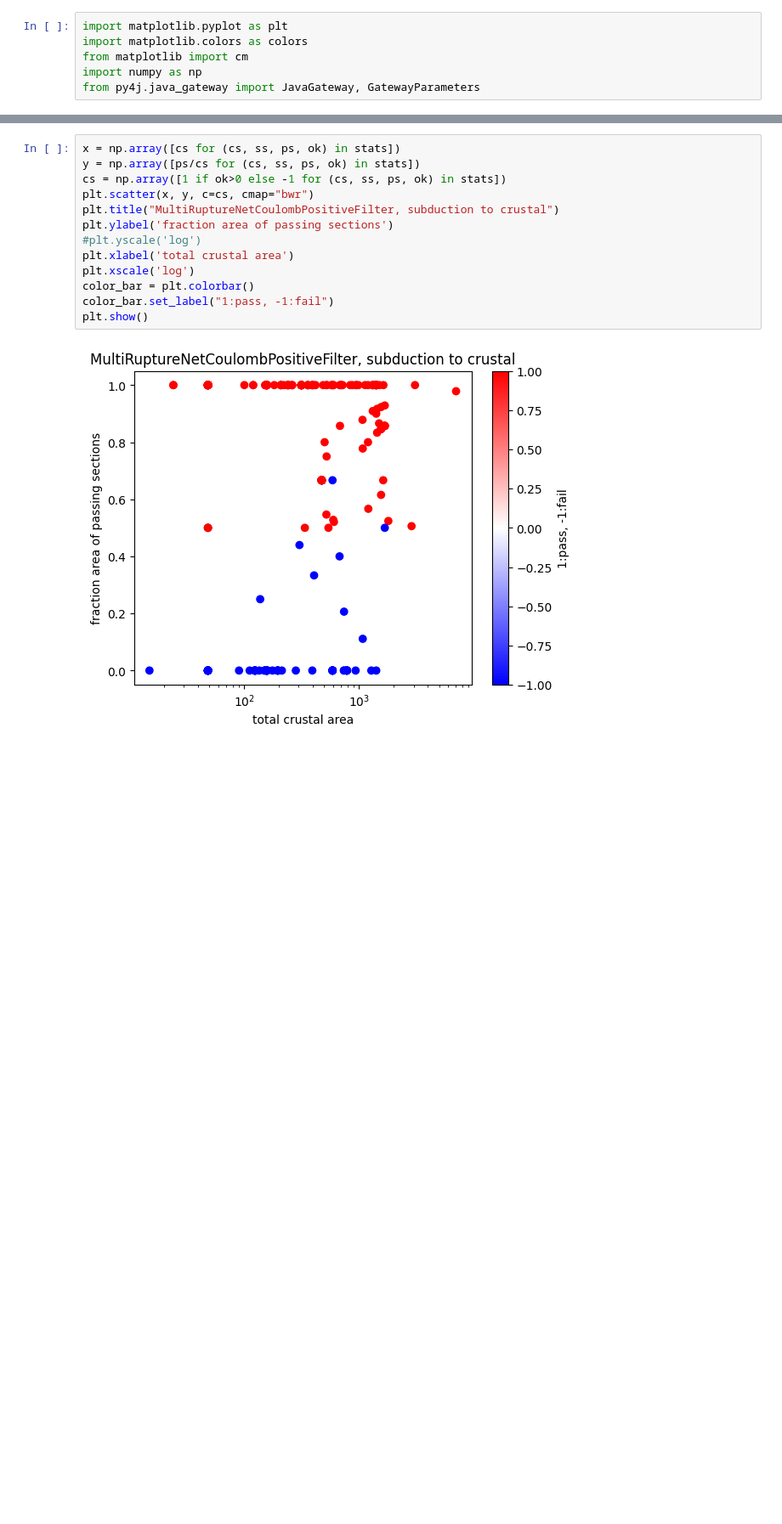
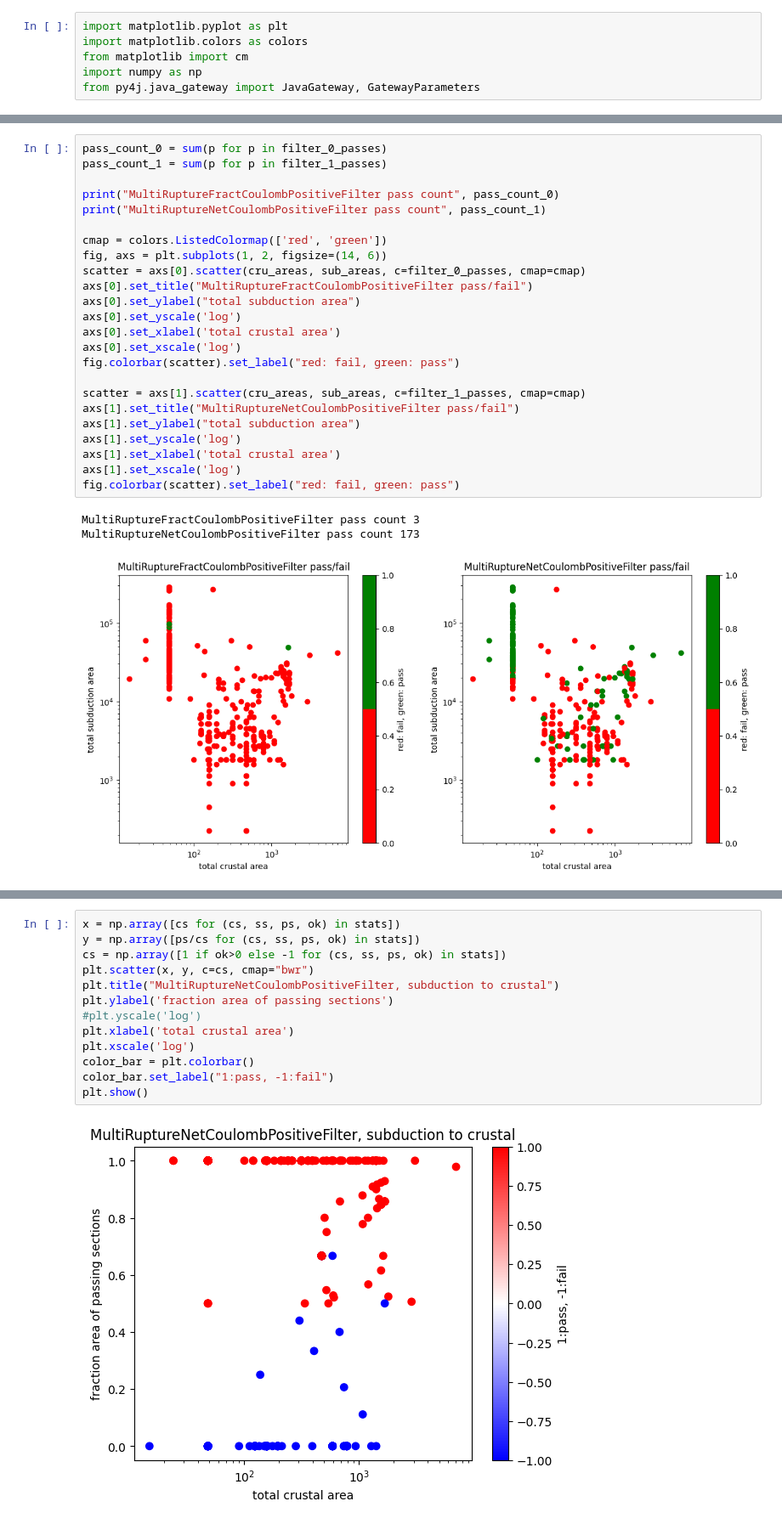
Before and after one commit to voj/science-playground, a Jupyter notebook: WORKDIR/coulomb-fractions.ipynb, the cells around one changed output, grey strips where cells are left out. Shown: that part at 85% size. Drawn from its saved outputs; the diff is of its cells as text; blank space fills up the shorter version.

```diff
--- a/WORKDIR/coulomb-fractions.ipynb
+++ b/WORKDIR/coulomb-fractions.ipynb
@@ -42 +54,29 @@ stats = [rupture_stats(r) for r in range(rup_set.getNumRuptures())]
+# %%
+pass_count_0 = sum(p for p in filter_0_passes)
+pass_count_1 = sum(p for p in filter_1_passes)
+
+print("MultiRuptureFractCoulombPositiveFilter pass count", pass_count_0)
+print("MultiRuptureNetCoulombPositiveFilter pass count", pass_count_1)
+
+cmap = colors.ListedColormap(['red', 'green'])
+fig, axs = plt.subplots(1, 2, figsize=(14, 6))
+scatter = axs[0].scatter(cru_areas, sub_areas, c=filter_0_passes, cmap=cmap)
+axs[0].set_title("MultiRuptureFractCoulombPositiveFilter pass/fail")
+axs[0].set_ylabel("total subduction area")
+axs[0].set_yscale('log')
+axs[0].set_xlabel('total crustal area')
+axs[0].set_xscale('log')
+fig.colorbar(scatter).set_label("red: fail, green: pass")
+
+scatter = axs[1].scatter(cru_areas, sub_areas, c=filter_1_passes, cmap=cmap)
+axs[1].set_title("MultiRuptureNetCoulombPositiveFilter pass/fail")
+axs[1].set_ylabel("total subduction area")
+axs[1].set_yscale('log')
+axs[1].set_xlabel('total crustal area')
+axs[1].set_xscale('log')
+fig.colorbar(scatter).set_label("red: fail, green: pass")
+# %% [output]
+MultiRuptureFractCoulombPositiveFilter pass count 3
+MultiRuptureNetCoulombPositiveFilter pass count 173
+[figure, added]
 # %%
```
Also changed, not shown: parts of 7 cells of this notebook, 2 other files.
